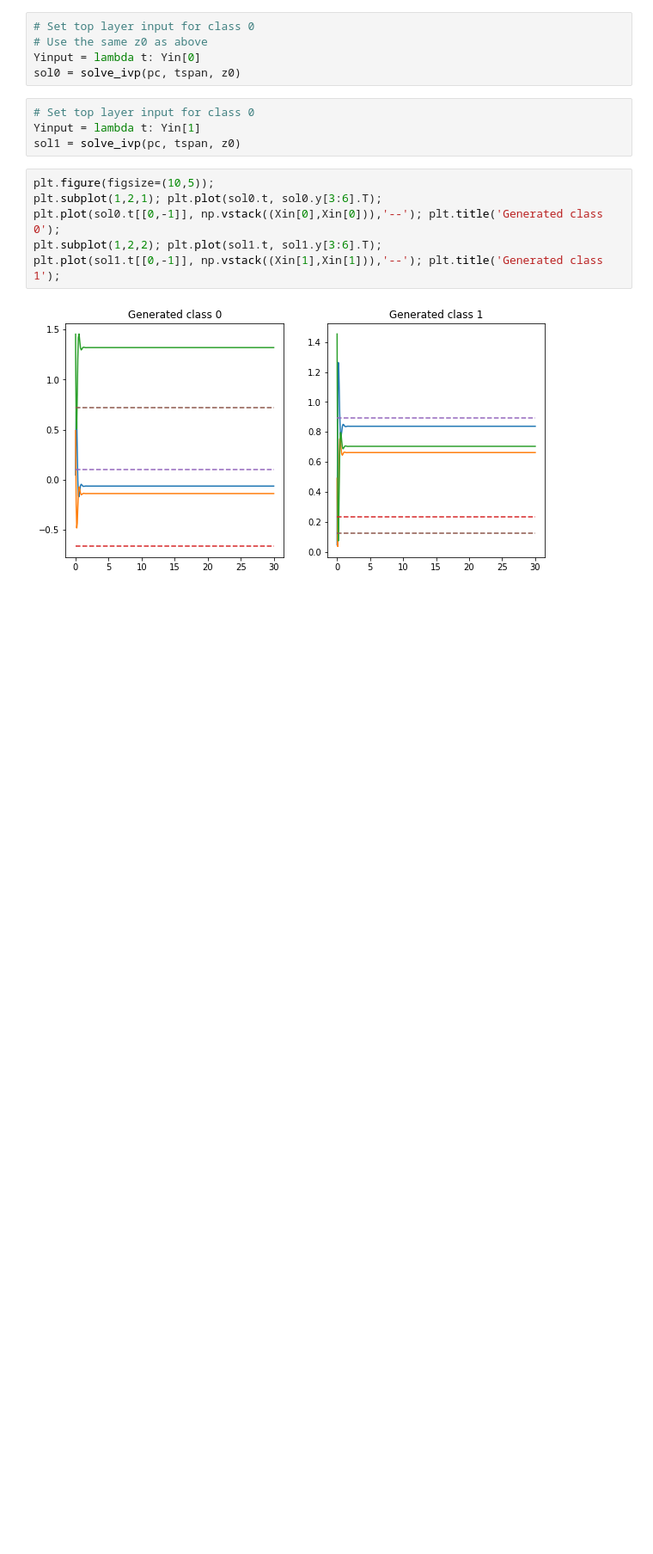
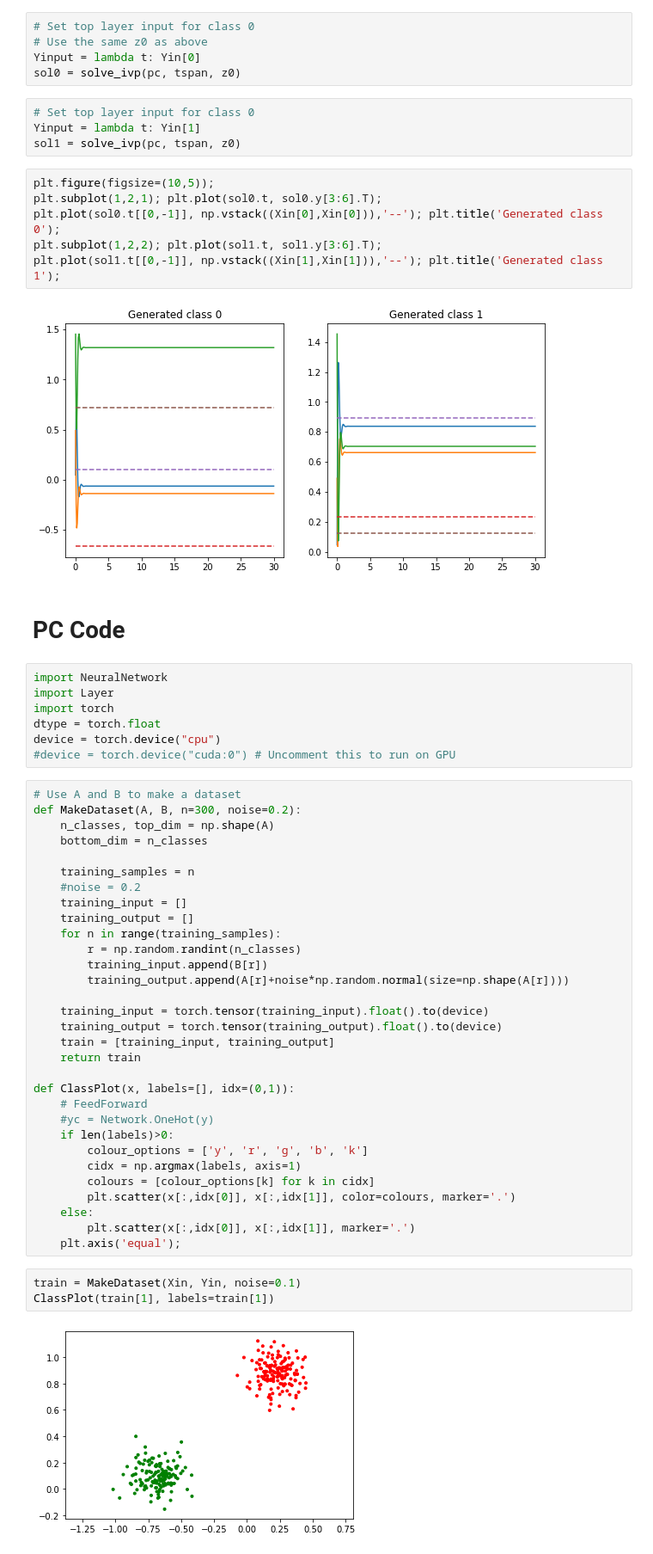
Before and after one commit to jorchard/peBogacz, a Jupyter notebook: python/Dynamic_rates.ipynb, the cells around one changed output. Shown at 86% size. Cells and saved outputs as stored; diff of their text form; blank space fills up the shorter version.

```diff
--- a/python/Dynamic_rates.ipynb
+++ b/python/Dynamic_rates.ipynb
@@ -244,3 +244,48 @@ plt.subplot(1,2,2); plt.plot(sol1.t, sol1.y[3:6].T);
 plt.plot(sol1.t[[0,-1]], np.vstack((Xin[1],Xin[1])),'--'); plt.title('Generated class 1');
 # %% [output]
 [figure]
+# %% [markdown]
+# PC Code
+# %%
+import NeuralNetwork
+import Layer
+import torch
+dtype = torch.float
+device = torch.device("cpu")
+#device = torch.device("cuda:0") # Uncomment this to run on GPU
+# %%
+# Use A and B to make a dataset
+def MakeDataset(A, B, n=300, noise=0.2):
+    n_classes, top_dim = np.shape(A)
+    bottom_dim = n_classes
+
+    training_samples = n
+    #noise = 0.2
+    training_input = []
+    training_output = []
+    for n in range(training_samples):
+        r = np.random.randint(n_classes)
+        training_input.append(B[r])
+        training_output.append(A[r]+noise*np.random.normal(size=np.shape(A[r])))
+
+    training_input = torch.tensor(training_input).float().to(device)
+    training_output = torch.tensor(training_output).float().to(device)
+    train = [training_input, training_output]
+    return train
+
+def ClassPlot(x, labels=[], idx=(0,1)):
+    # FeedForward
+    #yc = Network.OneHot(y)
+    if len(labels)>0:
+        colour_options = ['y', 'r', 'g', 'b', 'k']
+        cidx = np.argmax(labels, axis=1)
+        colours = [colour_options[k] for k in cidx]
+        plt.scatter(x[:,idx[0]], x[:,idx[1]], color=colours, marker='.')
+    else:
+        plt.scatter(x[:,idx[0]], x[:,idx[1]], marker='.')
+    plt.axis('equal');
+# %%
+train = MakeDataset(Xin, Yin, noise=0.1)
+ClassPlot(train[1], labels=train[1])
+# %% [output]
+[figure, added]
```
Also changed, not shown: parts of 8 cells of this notebook, 6 other files.
